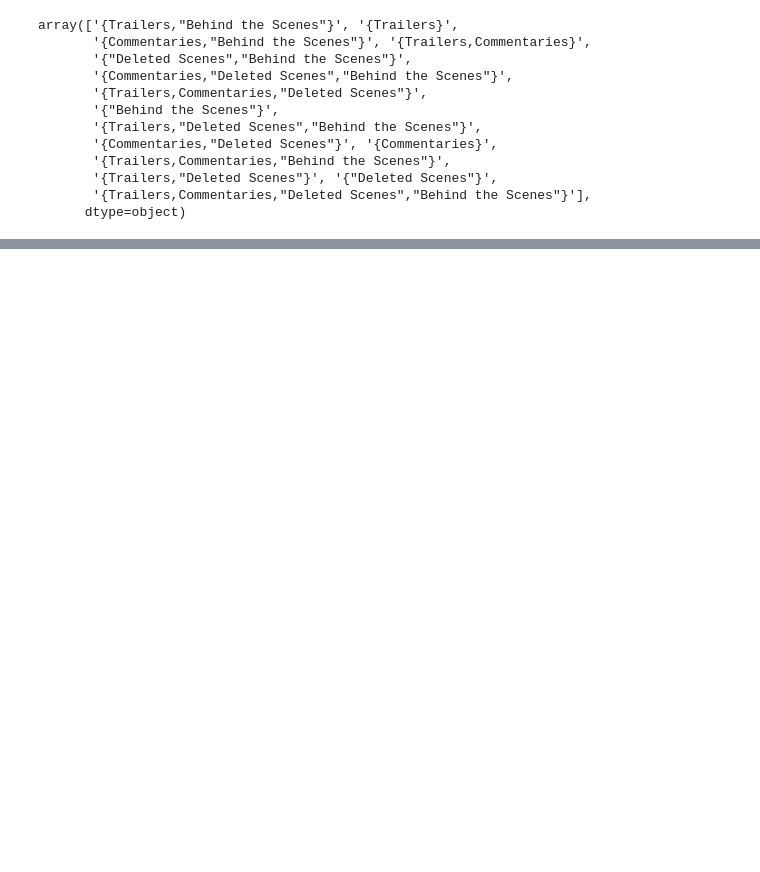
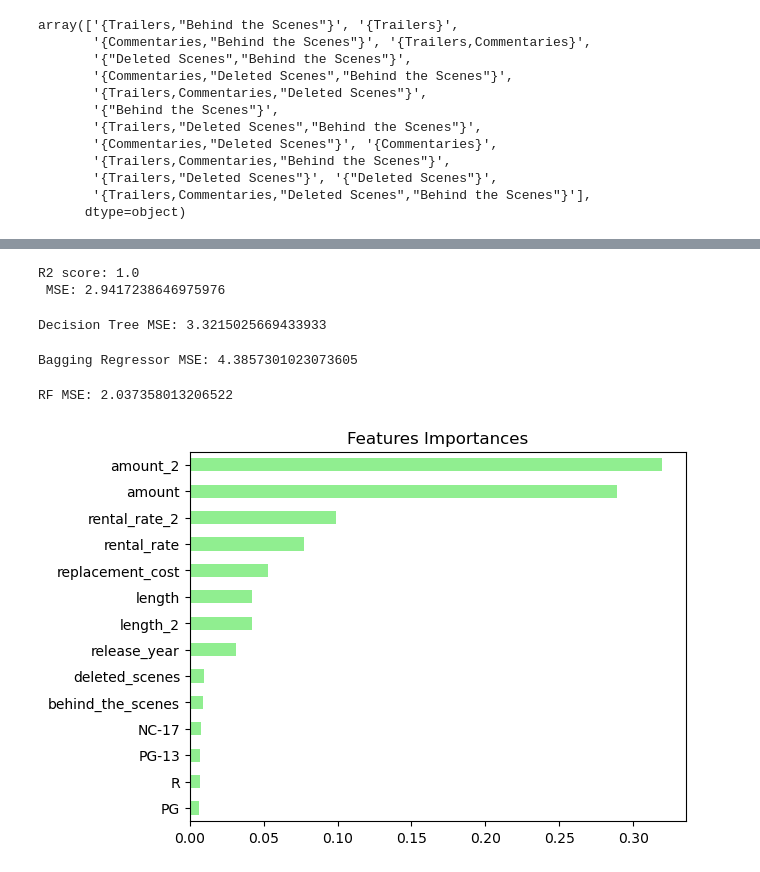
Before and after one commit to uyenhoang99/Real-World-Projects, a Jupyter notebook: Python/predicting_movie_rental_durations.ipynb, the cells around one changed output, grey strips where cells are left out. Cells and saved outputs as stored; diff of their text form; code cells hidden in the pictures; blank space fills up the shorter version.

```diff
--- a/Python/predicting_movie_rental_durations.ipynb
+++ b/Python/predicting_movie_rental_durations.ipynb
@@ -142,0 +201,72 @@ rental_df.sample(n = 15, replace = False)
+# %%
+# Split the data frame into train and test split
+X_train, X_test, y_train, y_test = train_test_split(X, y, random_state = 9 , test_size = 0.2)
+# %%
+# Create a pipeline to scale and apply the Linear Regression model
+# Instantiate a Linear Regression model
+lr = LinearRegression()
+# Instantiate StandardScaler
+scaler = StandardScaler()
+# Scale the X_train
+X_train_scaled = scaler.fit_transform(X_train)
+# Scale the X_test
+X_test_scaled= scaler.transform(X_test)
+# Fit the train data to the Linear Regression model
+lr.fit(X_train_scaled, y_train)
+# Predict the test data
+lr_y_pred = lr.predict(X_test_scaled)
+# Print the R2 score of the test data and the MSE
+print("R2 score:", lr.score(X_test_scaled, lr_y_pred),"\n",
+      "MSE:", MSE(y_test, lr_y_pred))
+# %% [output]
+R2 score: 1.0
+ MSE: 2.9417238646975976
+# %%
+# Decision Tree Regressor
+# Instantiate a Regression Tree
+dt = DecisionTreeRegressor(max_depth = 8, min_samples_leaf= 0.13, random_state = 9)
+# Fit the regression tree to train data
+dt.fit(X_train, y_train)
+# Predict the test data
+dt_y_pred = dt.predict(X_test)
+# Print the MSE
+mse_dt = MSE(y_test, dt_y_pred)
+print("Decision Tree MSE:", mse_dt)
+# %% [output]
+Decision Tree MSE: 3.3215025669433933
+# %%
+# Bagging Regressor
+# Instantiate Bagging Regressor
+br = BaggingRegressor(estimator=dt, n_estimators=50, random_state=9)
+# Fit br to the training set
+br.fit(X_train, y_train)
+# Predict the test data
+br_y_pred = br.predict(X_test)
+# Print the MSE
+mse_br = MSE(y_test, br_y_pred)
+print("Bagging Regressor MSE:", mse_br)
+# %% [output]
+Bagging Regressor MSE: 4.3857301023073605
+# %%
+# Random Forest Regressor
+rf = RandomForestRegressor(n_estimators=50, random_state=9)
+# Fit rf to the training set
+rf.fit(X_train, y_train)
+# Predict the test data
+rf_y_pred = rf.predict(X_test)
+# Print the MSE
+mse_rf = MSE(y_test, rf_y_pred)
+print("RF MSE:", mse_rf)
+
+# Create a pd.Series of features importances
+importances = pd.Series(data=rf.feature_importances_,
+                        index= X_train.columns)
+# Sort importances
+importances_sorted = importances.sort_values()
+# Draw a horizontal barplot of importances_sorted
+importances_sorted.plot(kind='barh', color='lightgreen')
+plt.title('Features Importances')
+plt.show()
+# %% [output]
+RF MSE: 2.037358013206522
+[figure, added]
```
Also changed, not shown: parts of 14 cells of this notebook.
